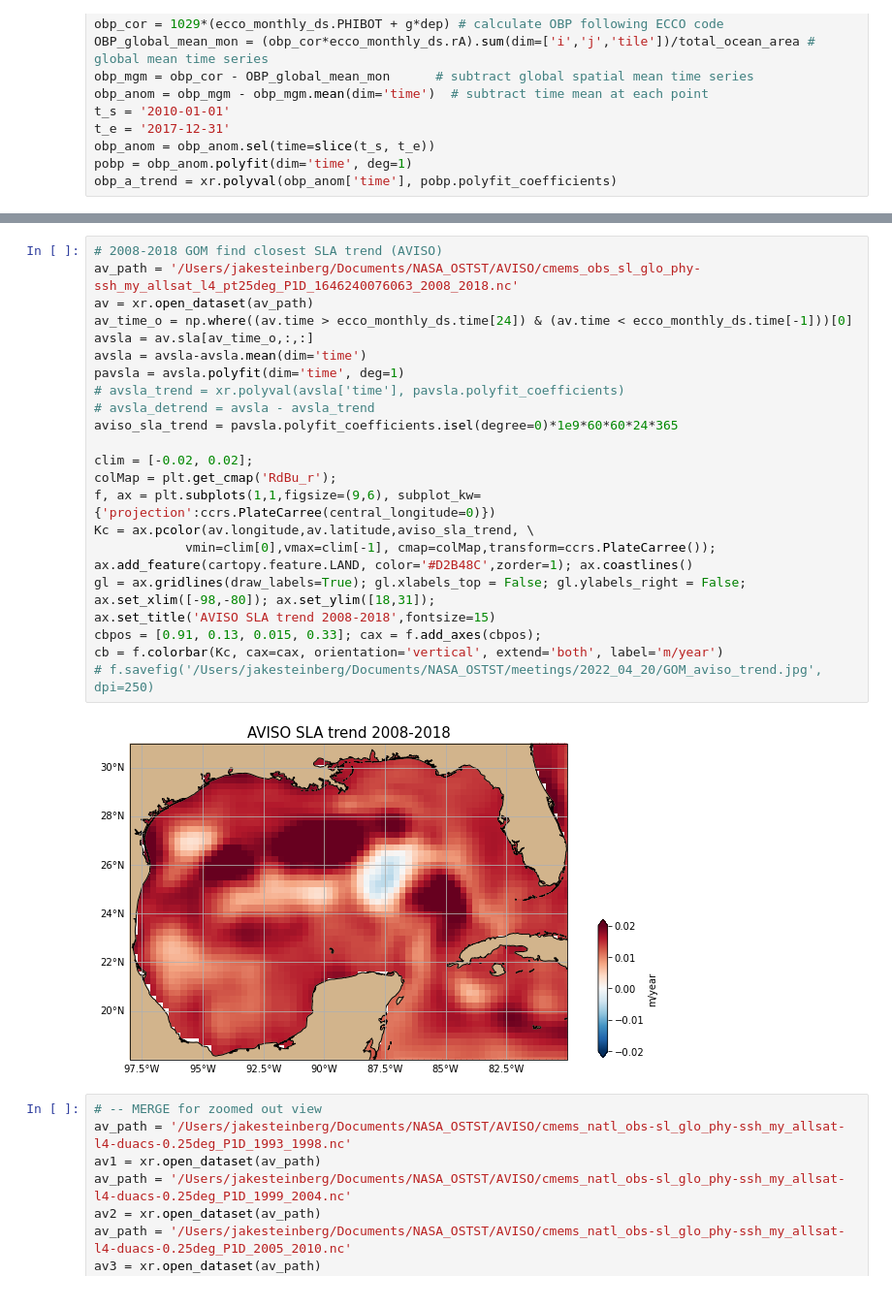
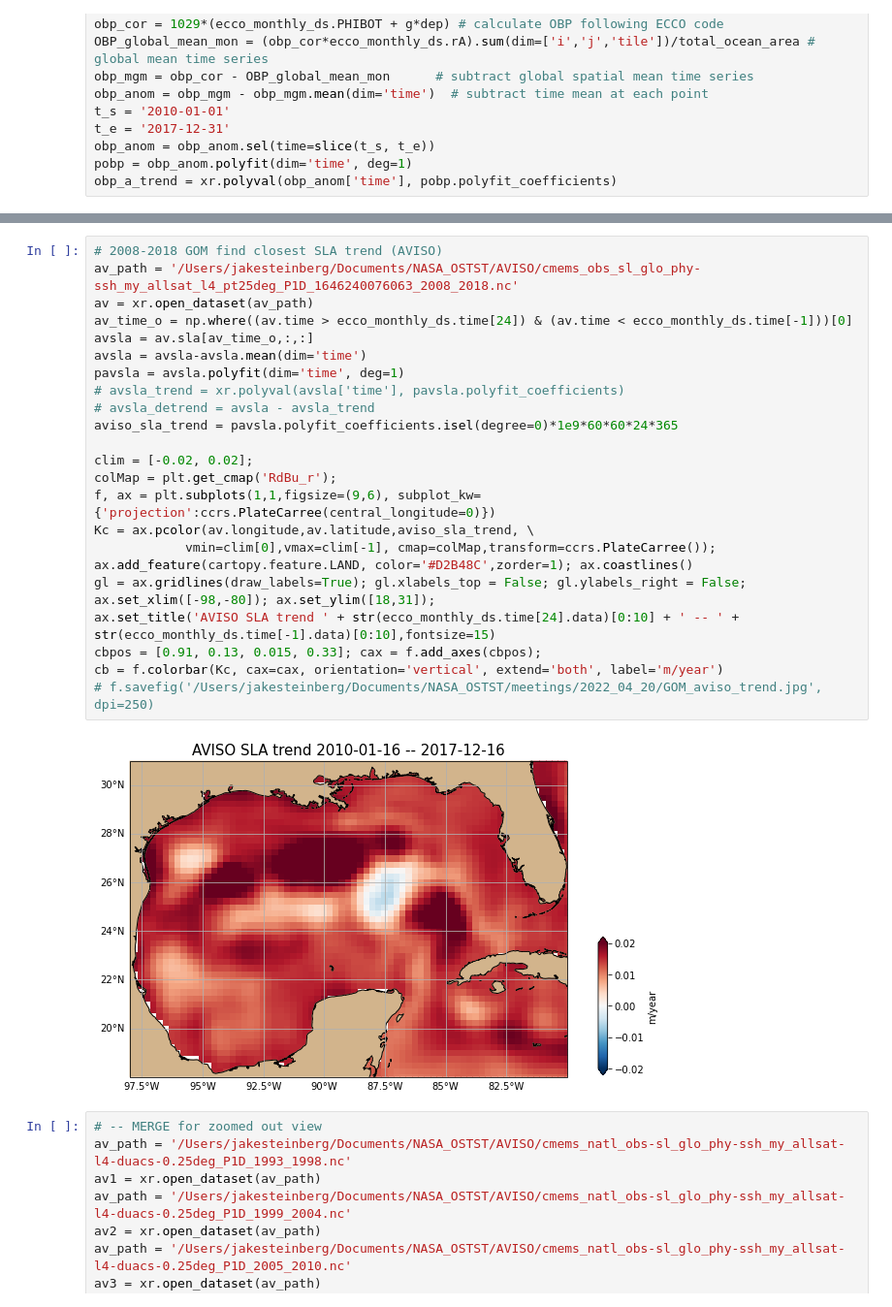
Before and after one commit to jakesteinberg/nasa_ostst, a Jupyter notebook: tide_gauge.ipynb, the cells around one changed output, grey strips where cells are left out. Shown at 97% size. Cells and saved outputs as stored; diff of their text form.

```diff
--- a/tide_gauge.ipynb
+++ b/tide_gauge.ipynb
@@ -150,29 +194,29 @@ VLM corrected tide gauge trend
 # %%
 # 2008-2018 GOM find closest SLA trend (AVISO)
 av_path = '/Users/jakesteinberg/Documents/NASA_OSTST/AVISO/cmems_obs_sl_glo_phy-ssh_my_allsat_l4_pt25deg_P1D_1646240076063_2008_2018.nc'
 av = xr.open_dataset(av_path)
 av_time_o = np.where((av.time > ecco_monthly_ds.time[24]) & (av.time < ecco_monthly_ds.time[-1]))[0]
 avsla = av.sla[av_time_o,:,:]
 avsla = avsla-avsla.mean(dim='time')
 pavsla = avsla.polyfit(dim='time', deg=1)
 # avsla_trend = xr.polyval(avsla['time'], pavsla.polyfit_coefficients)
 # avsla_detrend = avsla - avsla_trend
 aviso_sla_trend = pavsla.polyfit_coefficients.isel(degree=0)*1e9*60*60*24*365
 
 clim = [-0.02, 0.02];
 colMap = plt.get_cmap('RdBu_r');
 f, ax = plt.subplots(1,1,figsize=(9,6), subplot_kw={'projection':ccrs.PlateCarree(central_longitude=0)})
 Kc = ax.pcolor(av.longitude,av.latitude,aviso_sla_trend, \
             vmin=clim[0],vmax=clim[-1], cmap=colMap,transform=ccrs.PlateCarree());
 ax.add_feature(cartopy.feature.LAND, color='#D2B48C',zorder=1); ax.coastlines()
 gl = ax.gridlines(draw_labels=True); gl.xlabels_top = False; gl.ylabels_right = False;
 ax.set_xlim([-98,-80]); ax.set_ylim([18,31]);
-ax.set_title('AVISO SLA trend 2008-2018',fontsize=15)
+ax.set_title('AVISO SLA trend ' + str(ecco_monthly_ds.time[24].data)[0:10] + ' -- ' + str(ecco_monthly_ds.time[-1].data)[0:10],fontsize=15)
 cbpos = [0.91, 0.13, 0.015, 0.33]; cax = f.add_axes(cbpos);
 cb = f.colorbar(Kc, cax=cax, orientation='vertical', extend='both', label='m/year')
 # f.savefig('/Users/jakesteinberg/Documents/NASA_OSTST/meetings/2022_04_20/GOM_aviso_trend.jpg', dpi=250)
 # %% [output]
-[figure, old version]
+[figure, new version]
 # %%
 # -- MERGE for zoomed out view
 av_path = '/Users/jakesteinberg/Documents/NASA_OSTST/AVISO/cmems_natl_obs-sl_glo_phy-ssh_my_allsat-l4-duacs-0.25deg_P1D_1993_1998.nc'
```
Also changed, not shown: parts of 16 cells of this notebook, 3 other files.
